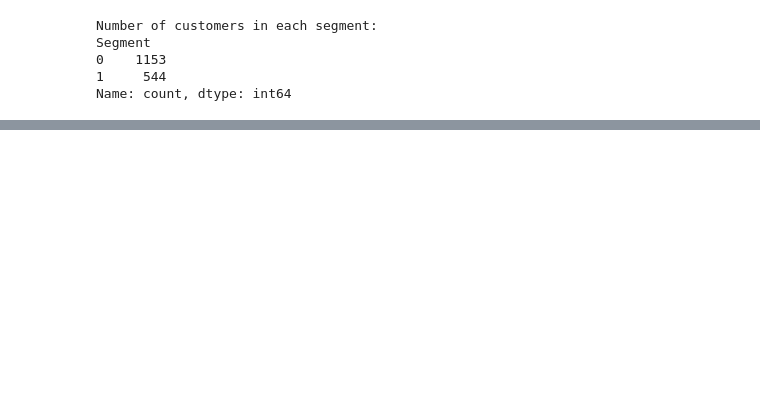
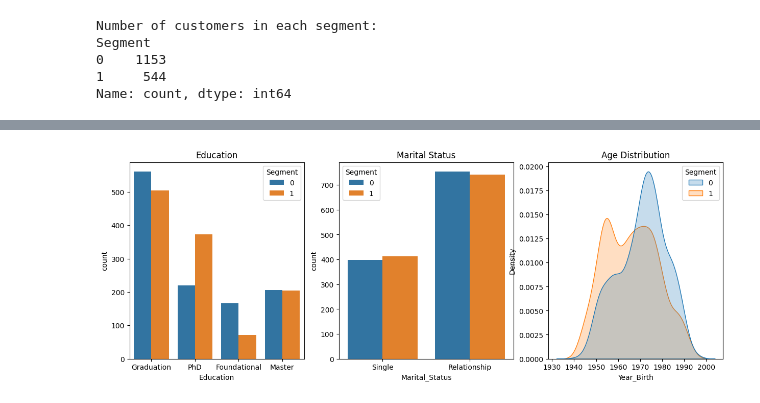
Before and after one commit to COMP3610-Group-H/Customer-Segmentation, a Jupyter notebook: Profiling.ipynb, the cells around one changed output, grey strips where cells are left out. Drawn from its saved outputs; the diff is of its cells as text; code cells hidden in the pictures; blank space fills up the shorter version.

```diff
--- a/Profiling.ipynb
+++ b/Profiling.ipynb
@@ -107,0 +53,14 @@ Median: 4.00
+# %%
+# 3. Demographic Analysis
+fig, axs = plt.subplots(nrows=1, ncols=3, figsize=(15, 5))
+axs = axs.flatten()
+sns.countplot(x='Education', hue='Segment', data=data, ax=axs[0])
+axs[0].set_title('Education')
+sns.countplot(x='Marital_Status', hue='Segment', data=data, ax=axs[1])
+axs[1].set_title('Marital Status')
+sns.kdeplot(data=data, x='Year_Birth', hue='Segment', fill=True, ax=axs[2])
+axs[2].set_title('Age Distribution')
+
+plt.show()
+# %% [output]
+[figure, added]
```
Also changed, not shown: parts of 10 cells of this notebook.
